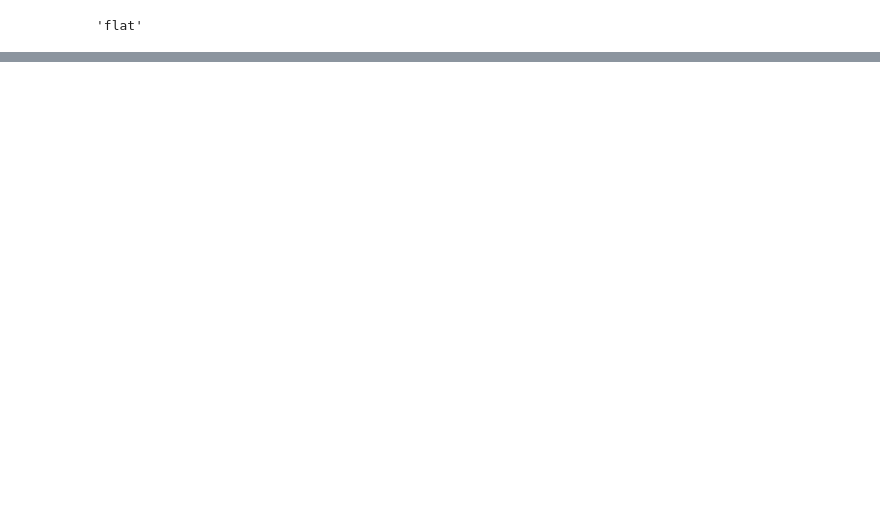
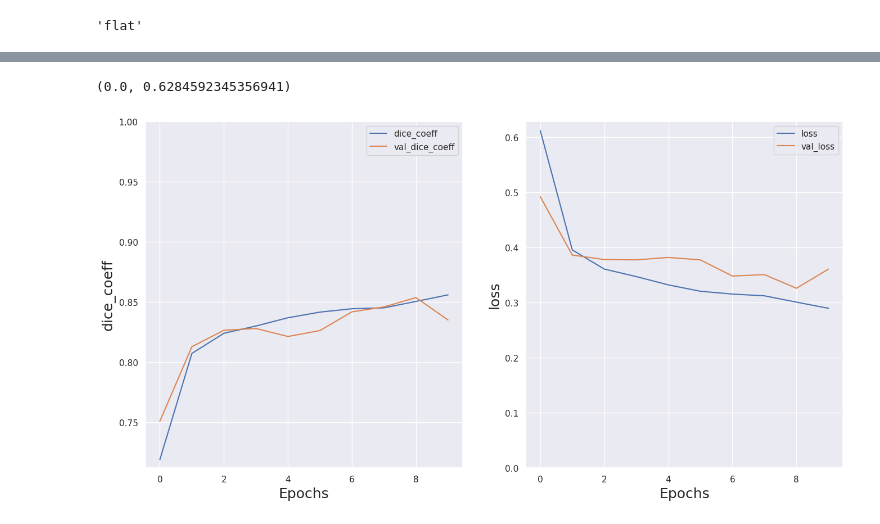
Before and after one commit to octave-ati/Image-Segmentation-for-Autonomous-Driving-Vehicle, a Jupyter notebook: P8_01_Notebook.ipynb, the cells around one changed output, grey strips where cells are left out. Cells and saved outputs as stored; diff of their text form; code cells hidden in the pictures; blank space fills up the shorter version.

```diff
--- a/P8_01_Notebook.ipynb
+++ b/P8_01_Notebook.ipynb
@@ -28,0 +537,18 @@ Category of label with ID '2': void
+# %%
+def plot_graphs(history, metric):
+    plt.plot(history.history[metric])
+    plt.plot(history.history['val_'+metric], '')
+    plt.xlabel("Epochs")
+    plt.ylabel(metric)
+    plt.legend([metric, 'val_'+metric])
+
+plt.figure(figsize=(16, 8))
+plt.subplot(1, 2, 1)
+plot_graphs(model_history, 'dice_coeff')
+plt.ylim(None, 1)
+plt.subplot(1, 2, 2)
+plot_graphs(model_history, 'loss')
+plt.ylim(0, None)
+# %% [output]
+(0.0, 0.6284592345356941)
+[figure, added]
```
Also changed, not shown: parts of 34 cells of this notebook, 8 other files.
